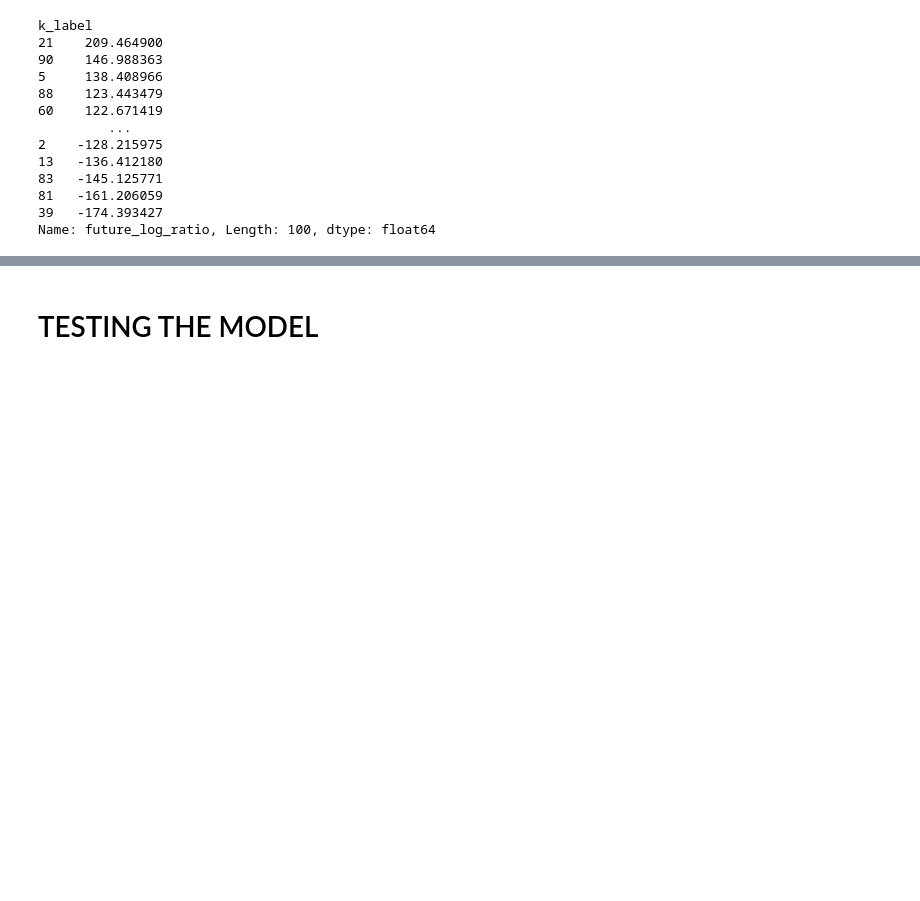
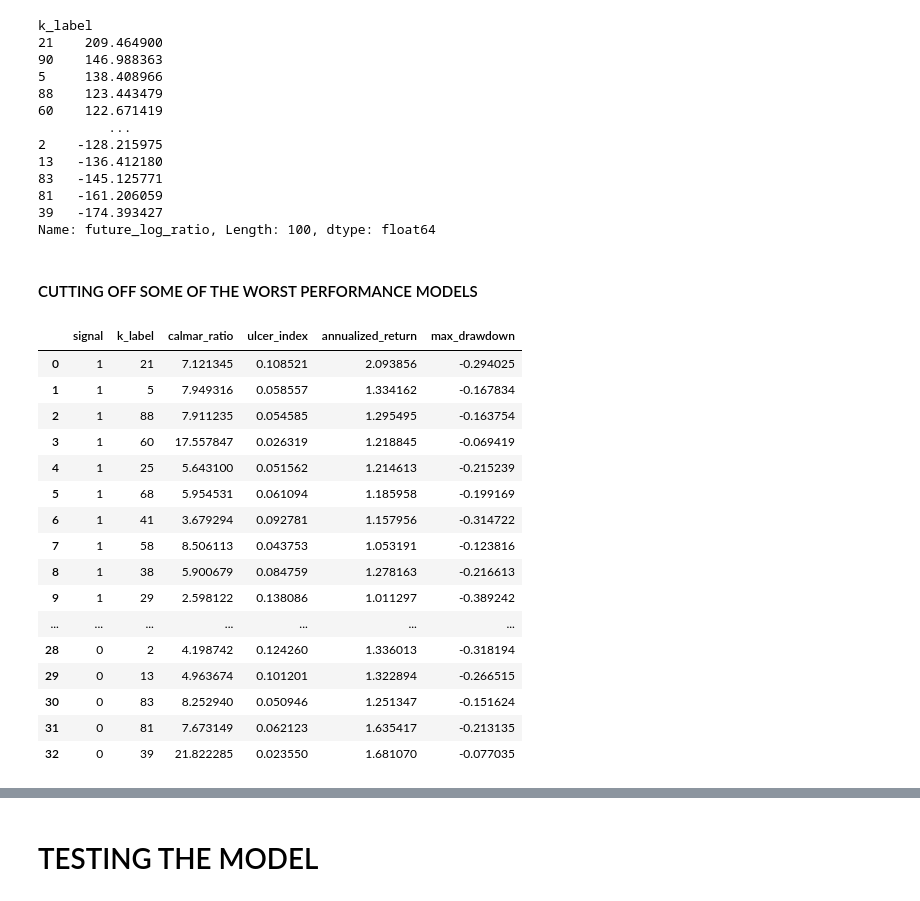
Before and after one commit to EngineerDanny/robust_algo_trader, a Jupyter notebook: kmeans/perceptually_important.ipynb, the cells around one changed output, grey strips where cells are left out. Drawn from its saved outputs; the diff is of its cells as text; code cells hidden in the pictures; blank space fills up the shorter version.

```diff
--- a/kmeans/perceptually_important.ipynb
+++ b/kmeans/perceptually_important.ipynb
@@ -146,6 +146,67 @@ k_label
 81   -161.206059
 39   -174.393427
 Name: future_log_ratio, Length: 100, dtype: float64
+# %% [markdown]
+#### CUTTING OFF SOME OF THE WORST PERFORMANCE MODELS
+# %%
+import ffn as ffn
+import empyrical as ep
+
+best_performing_k_labels_list = []
+
+for m_k_label in k_label_log_ratio_df.index:
+    test_pips_y_copy_df = train_pips_y_df[(train_pips_y_df["k_label"] == m_k_label)]
+    test_k_label_cumsum = test_pips_y_copy_df["future_log_ratio"].cumsum()
+    test_k_label_cumsum = test_k_label_cumsum.reset_index(drop=True)
+    if test_k_label_cumsum.iloc[-1] > 0:
+        signal = 1
+    else:
+        signal = 0
+        test_k_label_cumsum = -test_k_label_cumsum
+    m_dict = {"signal": signal}
+    # Add a constant value to the series
+    test_k_label_cumsum = test_k_label_cumsum + 100
+    n_period = 252
+    rf = 0.01
+    annualized_return = (
+        test_k_label_cumsum.iloc[-1] / test_k_label_cumsum.iloc[0]
+    ) ** (1 / 1) - 1
+    annualized_std = test_k_label_cumsum.std()
+    ulcer_index = m_ulcer_index(test_k_label_cumsum)
+    max_drawdown = ffn.calc_max_drawdown(test_k_label_cumsum)
+    calmar_ratio = annualized_return / abs(max_drawdown)
+    if (
+        calmar_ratio > 2
+        and ulcer_index < 0.15
+        and annualized_return > 0.5
+        and max_drawdown < 0.3
+    ):
+        m_dict["k_label"] = m_k_label
+        m_dict["calmar_ratio"] = calmar_ratio
+        m_dict["ulcer_index"] = ulcer_index
+        m_dict["annualized_return"] = annualized_return
+        m_dict["max_drawdown"] = max_drawdown
+        best_performing_k_labels_list.append(m_dict)
+first_best_performing_k_labels_df = pd.DataFrame(best_performing_k_labels_list)
+first_best_performing_k_labels_df
+# %% [output]
+|  | signal | k_label | calmar_ratio | ulcer_index | annualized_return | max_drawdown |
+| 0 | 1 | 21 | 7.121345 | 0.108521 | 2.093856 | -0.294025 |
+| 1 | 1 | 5 | 7.949316 | 0.058557 | 1.334162 | -0.167834 |
+| 2 | 1 | 88 | 7.911235 | 0.054585 | 1.295495 | -0.163754 |
+| 3 | 1 | 60 | 17.557847 | 0.026319 | 1.218845 | -0.069419 |
+| 4 | 1 | 25 | 5.643100 | 0.051562 | 1.214613 | -0.215239 |
+| 5 | 1 | 68 | 5.954531 | 0.061094 | 1.185958 | -0.199169 |
+| 6 | 1 | 41 | 3.679294 | 0.092781 | 1.157956 | -0.314722 |
+| 7 | 1 | 58 | 8.506113 | 0.043753 | 1.053191 | -0.123816 |
+| 8 | 1 | 38 | 5.900679 | 0.084759 | 1.278163 | -0.216613 |
+| 9 | 1 | 29 | 2.598122 | 0.138086 | 1.011297 | -0.389242 |
+| ... | ... | ... | ... | ... | ... | ... |
+| 28 | 0 | 2 | 4.198742 | 0.124260 | 1.336013 | -0.318194 |
+| 29 | 0 | 13 | 4.963674 | 0.101201 | 1.322894 | -0.266515 |
+| 30 | 0 | 83 | 8.252940 | 0.050946 | 1.251347 | -0.151624 |
+| 31 | 0 | 81 | 7.673149 | 0.062123 | 1.635417 | -0.213135 |
+| 32 | 0 | 39 | 21.822285 | 0.023550 | 1.681070 | -0.077035 |
 # %%
 import random
 
```
Also changed, not shown: parts of 2 cells of this notebook.
